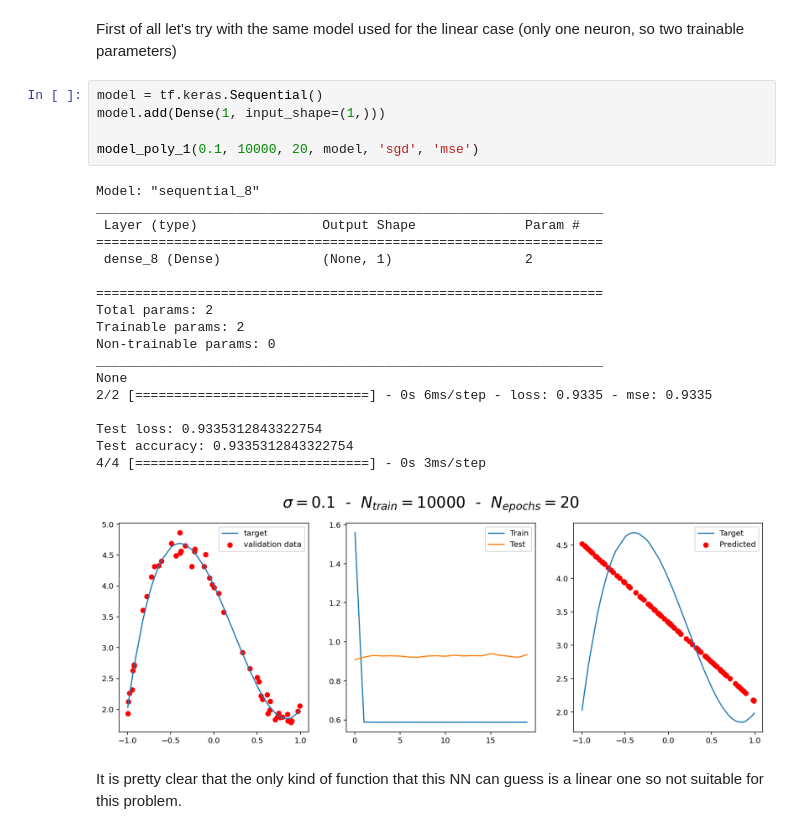
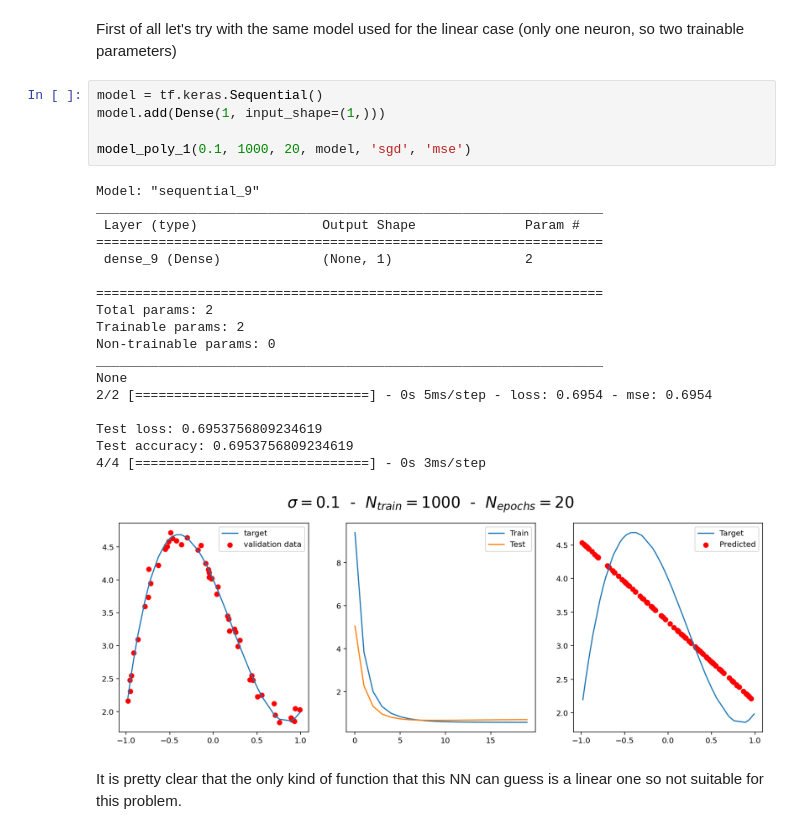
Before and after one commit to giovannidecrescenzo/LSN_De_Crescenzo, a Jupyter notebook: Exercise_11/Exercise_11.ipynb, the cells around one changed output. Drawn from its saved outputs; the diff is of its cells as text.

```diff
--- a/Exercise_11/Exercise_11.ipynb
+++ b/Exercise_11/Exercise_11.ipynb
@@ -276,27 +276,27 @@ First of all let's try with the same model used for the linear case (only one ne
 # %%
 model = tf.keras.Sequential()
 model.add(Dense(1, input_shape=(1,)))
 
-model_poly_1(0.1, 10000, 20, model, 'sgd', 'mse')
+model_poly_1(0.1, 1000, 20, model, 'sgd', 'mse')
 # %% [output]
-Model: "sequential_8"
+Model: "sequential_9"
 _________________________________________________________________
  Layer (type)                Output Shape              Param #
 =================================================================
- dense_8 (Dense)             (None, 1)                 2
+ dense_9 (Dense)             (None, 1)                 2
 
 =================================================================
 Total params: 2
 Trainable params: 2
 Non-trainable params: 0
 _________________________________________________________________
 None
-2/2 [==============================] - 0s 6ms/step - loss: 0.9335 - mse: 0.9335
+2/2 [==============================] - 0s 5ms/step - loss: 0.6954 - mse: 0.6954
 
-Test loss: 0.9335312843322754
-Test accuracy: 0.9335312843322754
+Test loss: 0.6953756809234619
+Test accuracy: 0.6953756809234619
 4/4 [==============================] - 0s 3ms/step
-[figure, old version]
+[figure, new version]
 # %% [markdown]
 It is pretty clear that the only kind of function that this NN can guess is a linear one so not suitable for this problem.
 # %% [markdown]
```
Also changed, not shown: parts of 24 cells of this notebook.
